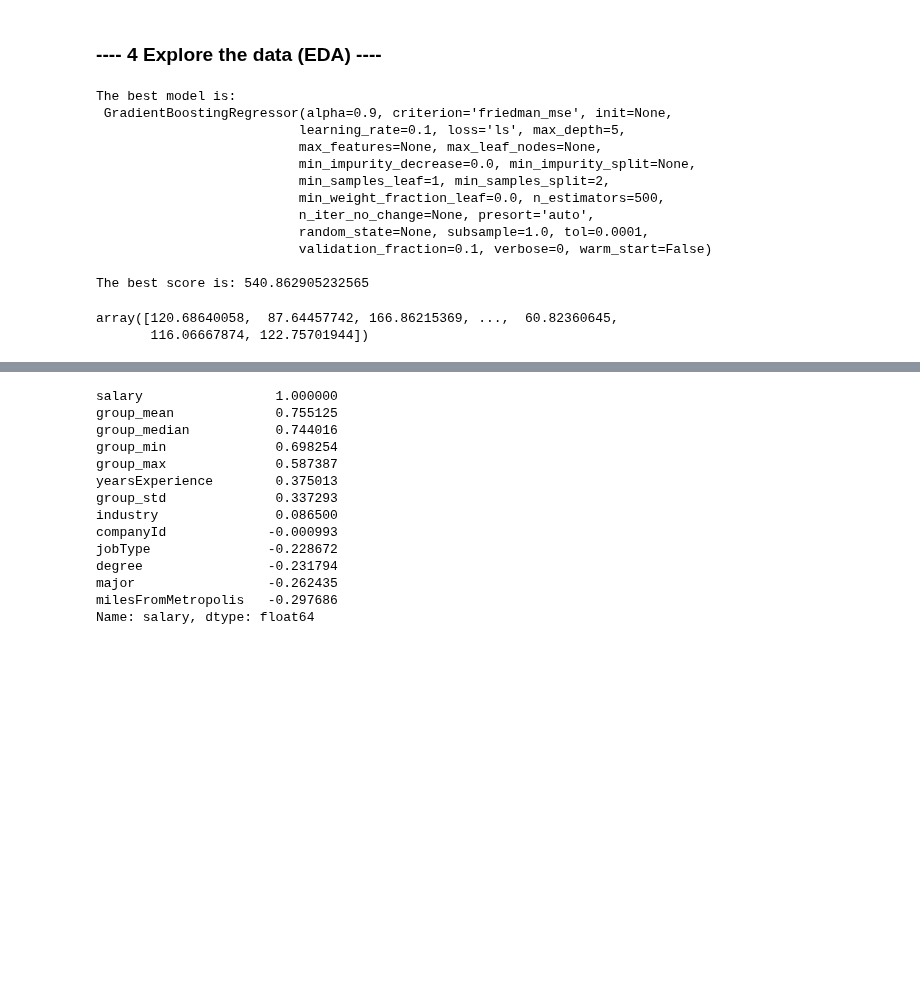
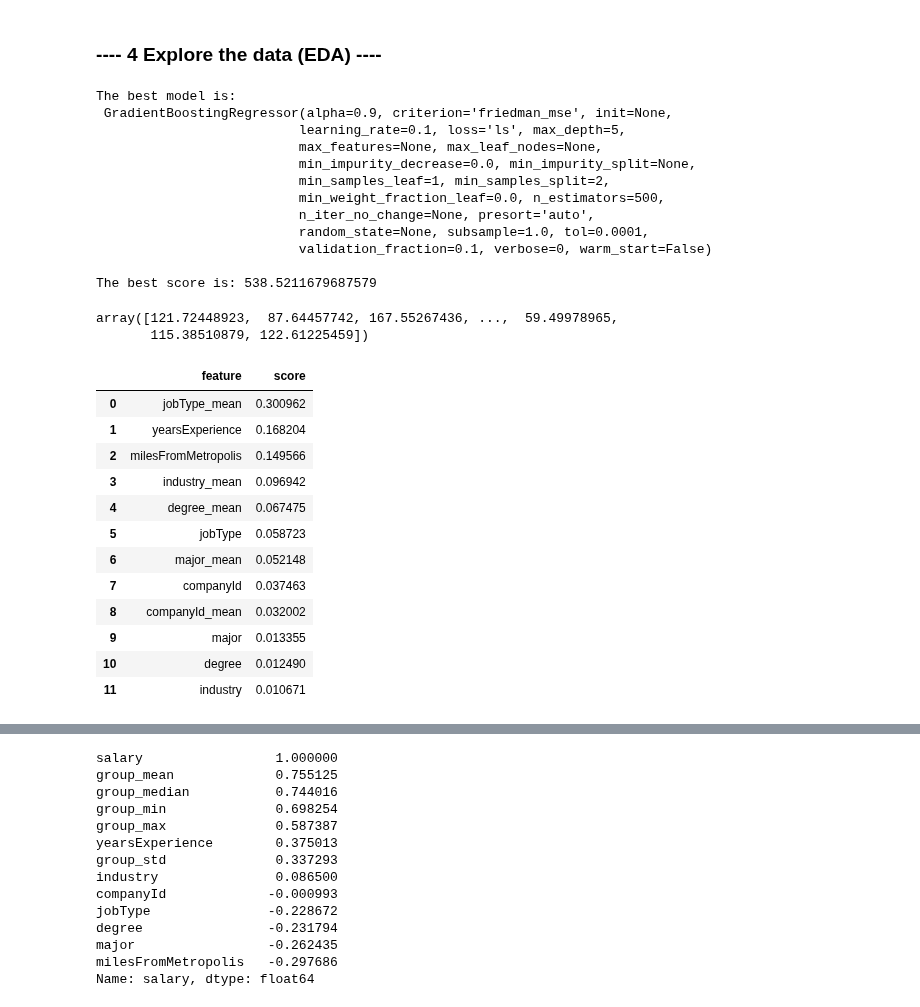
Before and after one commit to kirahman2/salarypredictionportfolio, a Jupyter notebook: Salary Prediction Notebook.ipynb, the cells around one changed output, grey strips where cells are left out. Saved outputs shown, nothing was run; the diff lists cells and outputs as text; code cells hidden in the pictures; blank space fills up the shorter version.

```diff
--- a/Salary Prediction Notebook.ipynb
+++ b/Salary Prediction Notebook.ipynb
@@ -235,13 +245,10 @@ model = Model(train_features, train_target, model_container, set_cv, num_proc, d
 # %%
 model.add_model(GradientBoostingRegressor(loss='ls', n_estimators=500, max_depth=5))
-
 # model.add_model(LinearRegression())
 selected_model = model.best_scoring_model(model_container)
 model.predict_model(selected_model, test_features, train_features, train_target)
-
-model_temp = model.load_model(load_best_model)
+# model_temp = model.load_model(load_best_model)
 model_temp.predict(test_features)
-# NEXT, clean up our code, train and test entire model.
 # %% [output]
 The best model is:
  GradientBoostingRegressor(alpha=0.9, criterion='friedman_mse', init=None,
@@ -254,6 +261,6 @@ The best model is:
                           random_state=None, subsample=1.0, tol=0.0001,
                           validation_fraction=0.1, verbose=0, warm_start=False)
 
-The best score is: 540.862905232565
+The best score is: 538.5211679687579
-array([120.68640058,  87.64457742, 166.86215369, ...,  60.82360645,
-       116.06667874, 122.75701944])
+array([121.72448923,  87.64457742, 167.55267436, ...,  59.49978965,
+       115.38510879, 122.61225459])
@@ -264,0 +267,20 @@ array([120.68640058,  87.64457742, 166.86215369, ...,  60.82360645,
+# %%
+# make this into a method
+col_all_temp = pd.DataFrame(data.col_all, columns=['feature'])
+col_feat = pd.DataFrame(model_temp.feature_importances_, columns=['score'])
+df_feat = pd.concat([col_all_temp,col_feat],axis=1).sort_values('score',ascending=False).reset_index(drop=True)
+df_feat
+# %% [output]
+|  | feature | score |
+| 0 | jobType_mean | 0.300962 |
+| 1 | yearsExperience | 0.168204 |
+| 2 | milesFromMetropolis | 0.149566 |
+| 3 | industry_mean | 0.096942 |
+| 4 | degree_mean | 0.067475 |
+| 5 | jobType | 0.058723 |
+| 6 | major_mean | 0.052148 |
+| 7 | companyId | 0.037463 |
+| 8 | companyId_mean | 0.032002 |
+| 9 | major | 0.013355 |
+| 10 | degree | 0.012490 |
+| 11 | industry | 0.010671 |
```
Also changed, not shown: parts of 10 cells of this notebook.
